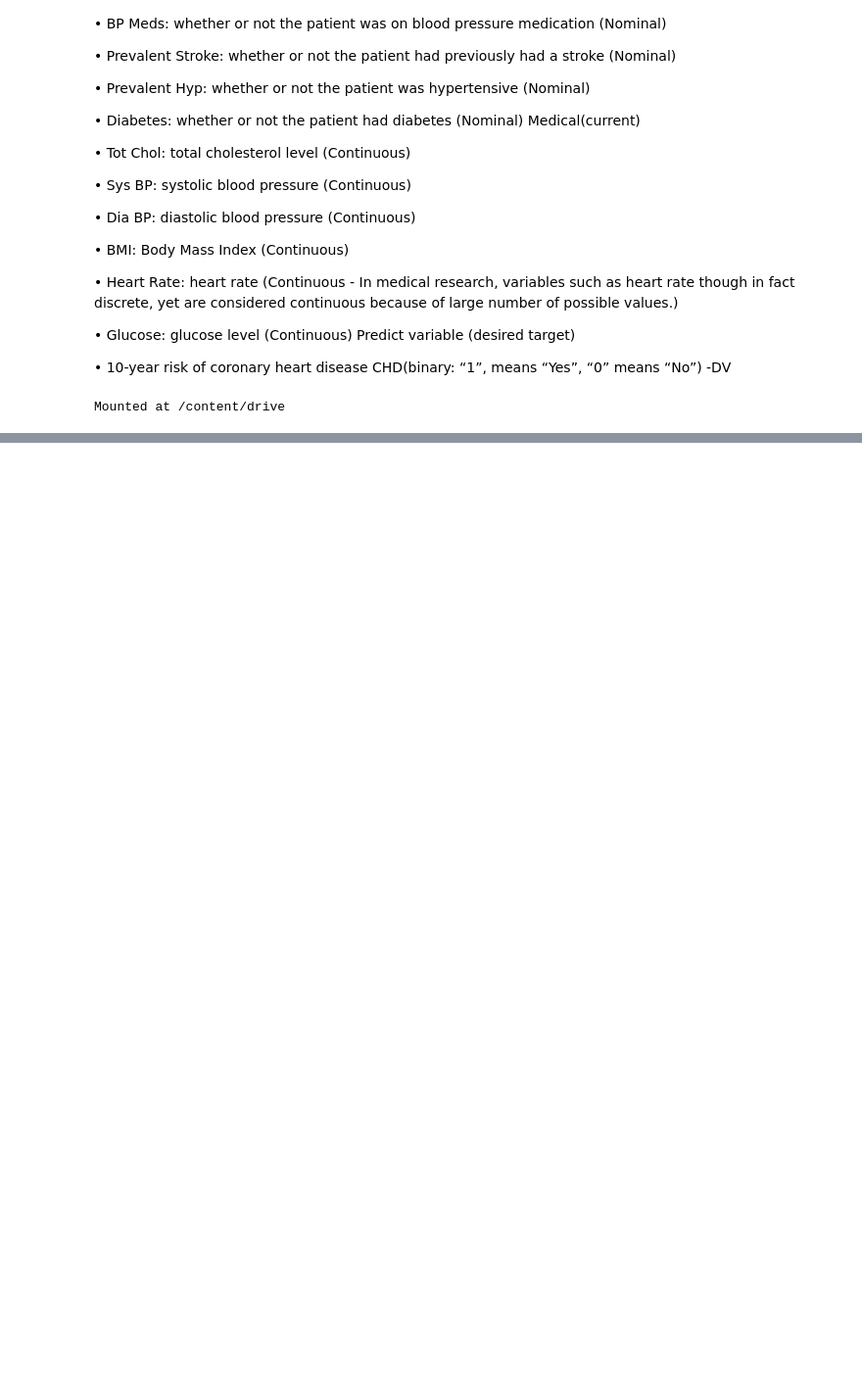
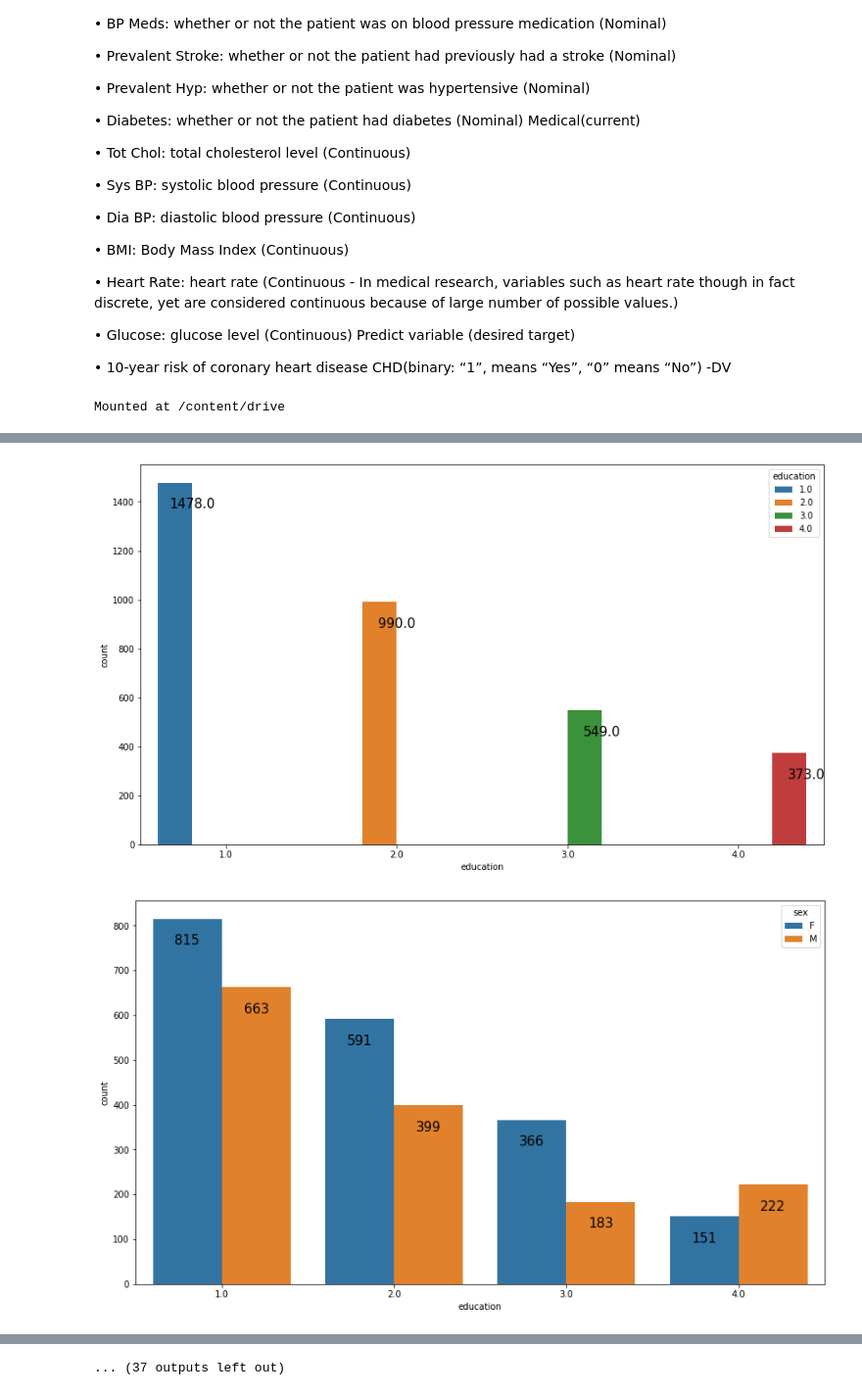
Before and after one commit to Rochakr4/Bike-Sharing-Demand-Prediction---Capstone-Project, a Jupyter notebook: CAPSTONE_PROJECT_3_Cardiovascular_Risk_Prediction.ipynb, the cells around one changed output, grey strips where cells are left out. Shown at 98% size. Saved outputs shown, nothing was run; the diff lists cells and outputs as text; code cells hidden in the pictures; blank space fills up the shorter version.

```diff
--- a/CAPSTONE_PROJECT_3_Cardiovascular_Risk_Prediction.ipynb
+++ b/CAPSTONE_PROJECT_3_Cardiovascular_Risk_Prediction.ipynb
@@ -74,4 +75,4 @@ drive.mount('/content/drive')
 Mounted at /content/drive
 # %%
 #Reading the dataset
-bike_df=pd.read_csv('/content/drive/MyDrive/CAPSTONE PROJECT 3- Cardiovascular Risk Prediction/data_cardiovascular_risk.csv',encoding = 'unicode_escape')
+data_df=pd.read_csv('/content/drive/MyDrive/CAPSTONE PROJECT 3- Cardiovascular Risk Prediction/data_cardiovascular_risk.csv',encoding = 'unicode_escape')
@@ -77,0 +141,11 @@ bike_df=pd.read_csv('/content/drive/MyDrive/CAPSTONE PROJECT 3- Cardiovascular R
+# %%
+cat_features = ['education', 'sex', 'is_smoking', 'BPMeds', 'prevalentStroke', 'prevalentHyp', 'diabetes']
+num_features = ['age', 'totChol', 'cigsPerDay', 'sysBP', 'diaBP', 'BMI', 'heartRate', 'glucose']
+# %%
+simp_imputer = SimpleImputer(strategy="most_frequent")
+simp_imputer.fit(data_df[cat_features])
+data_df[cat_features]= simp_imputer.transform(data_df[cat_features])
+# %%
+knn_imputer= KNNImputer(n_neighbors=5)
+knn_imputer.fit(data_df[num_features])
+data_df[num_features]= knn_imputer.transform(data_df[num_features])
@@ -77,0 +173,11 @@ bike_df=pd.read_csv('/content/drive/MyDrive/CAPSTONE PROJECT 3- Cardiovascular R
+# %%
+for v in cat_features:
+  for m in cat_features:
+     plt.figure(figsize=(14,8))
+     ch=sns.countplot(x=v,hue=m,data=data_df)
+     for p in ch.patches:
+        ch.annotate(f'\n{p.get_height()}', (p.get_x()+0.2, p.get_height()), ha='center', va='top', size=15)
+plt.show()
+# %% [output]
+[figure, added]
+[figure, added]
@@ -77,0 +194 @@ bike_df=pd.read_csv('/content/drive/MyDrive/CAPSTONE PROJECT 3- Cardiovascular R
+... (37 outputs left out)
```
Also changed, not shown: parts of 10 cells of this notebook.
